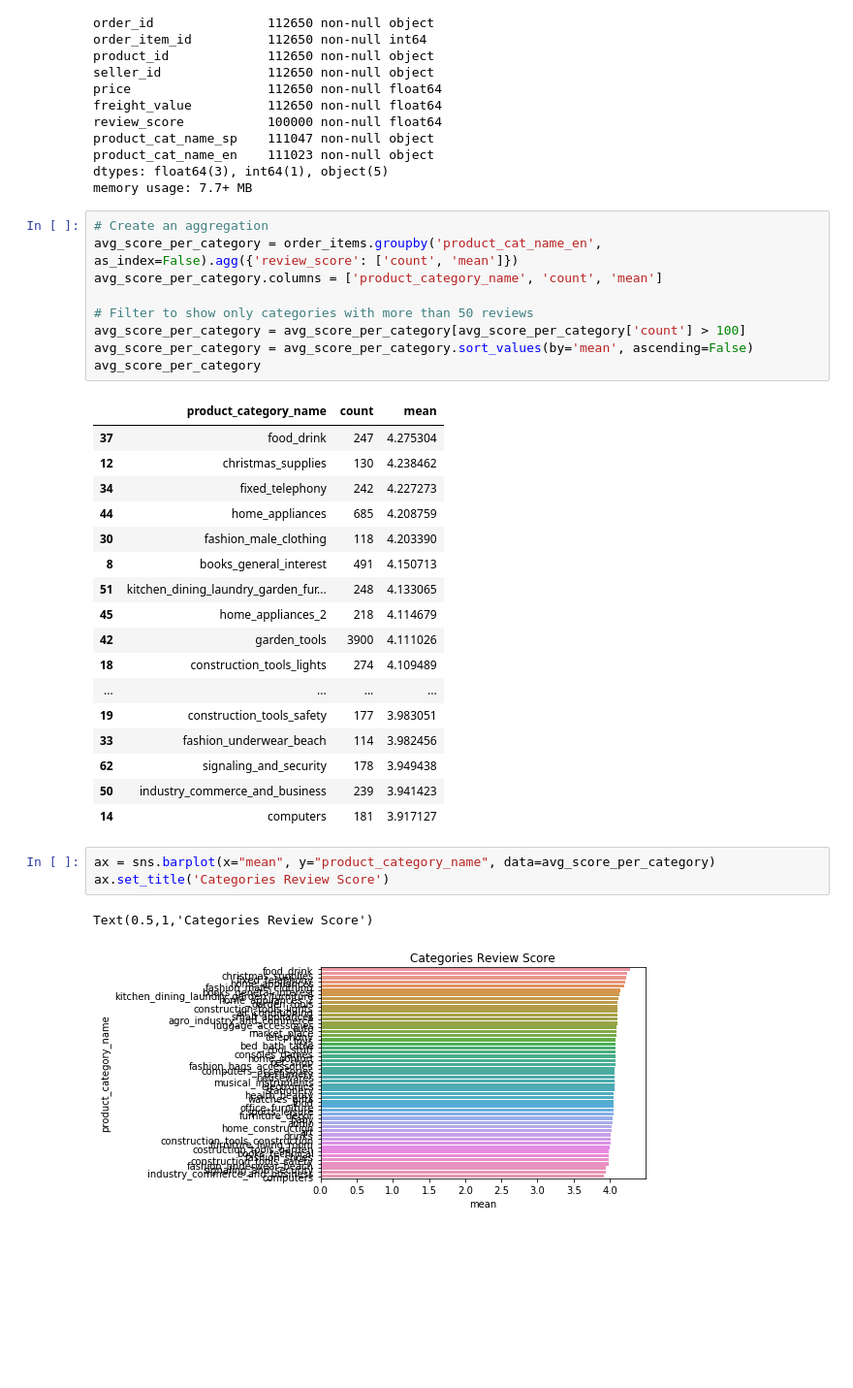
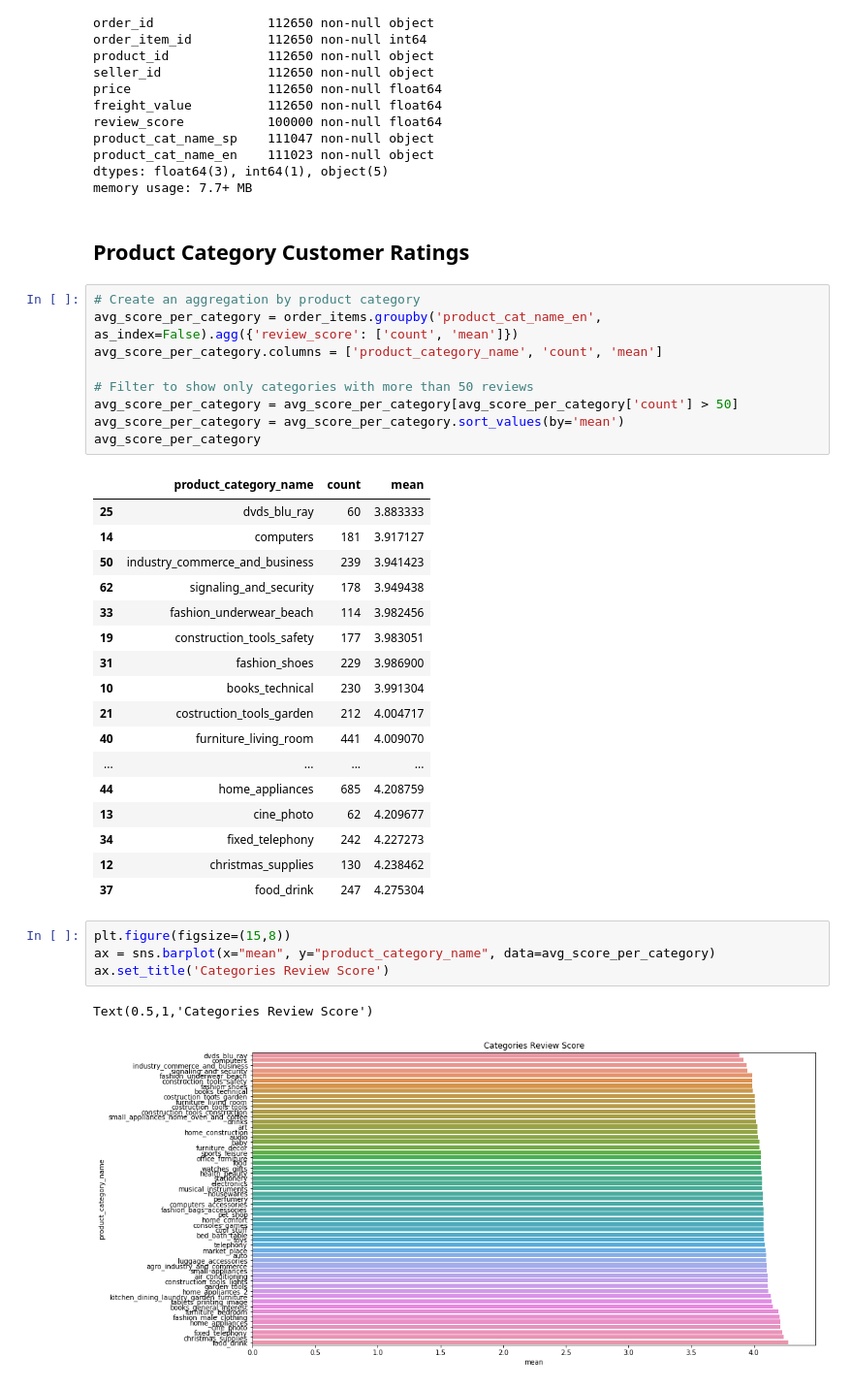
Before and after one commit to axiaosun/Olist_Ecommerce_Data_Analysis, a Jupyter notebook: ECommerce_Olist.ipynb, the cells around one changed output. Shown at 97% size. Saved outputs shown, nothing was run; the diff lists cells and outputs as text; blank space fills up the shorter version.

```diff
--- a/ECommerce_Olist.ipynb
+++ b/ECommerce_Olist.ipynb
@@ -330,36 +375,39 @@ product_cat_name_sp    111047 non-null object
 product_cat_name_en    111023 non-null object
 dtypes: float64(3), int64(1), object(5)
 memory usage: 7.7+ MB
+# %% [markdown]
+## Product Category Customer Ratings
 # %%
-# Create an aggregation
+# Create an aggregation by product category
 avg_score_per_category = order_items.groupby('product_cat_name_en', as_index=False).agg({'review_score': ['count', 'mean']})
 avg_score_per_category.columns = ['product_category_name', 'count', 'mean']
 
 # Filter to show only categories with more than 50 reviews
-avg_score_per_category = avg_score_per_category[avg_score_per_category['count'] > 100]
-avg_score_per_category = avg_score_per_category.sort_values(by='mean', ascending=False)
+avg_score_per_category = avg_score_per_category[avg_score_per_category['count'] > 50]
+avg_score_per_category = avg_score_per_category.sort_values(by='mean')
 avg_score_per_category
 # %% [output]
 |  | product_category_name | count | mean |
+| 25 | dvds_blu_ray | 60 | 3.883333 |
+| 14 | computers | 181 | 3.917127 |
+| 50 | industry_commerce_and_business | 239 | 3.941423 |
+| 62 | signaling_and_security | 178 | 3.949438 |
+| 33 | fashion_underwear_beach | 114 | 3.982456 |
+| 19 | construction_tools_safety | 177 | 3.983051 |
+| 31 | fashion_shoes | 229 | 3.986900 |
+| 10 | books_technical | 230 | 3.991304 |
+| 21 | costruction_tools_garden | 212 | 4.004717 |
+| 40 | furniture_living_room | 441 | 4.009070 |
+| ... | ... | ... | ... |
+| 44 | home_appliances | 685 | 4.208759 |
+| 13 | cine_photo | 62 | 4.209677 |
+| 34 | fixed_telephony | 242 | 4.227273 |
+| 12 | christmas_supplies | 130 | 4.238462 |
 | 37 | food_drink | 247 | 4.275304 |
-| 12 | christmas_supplies | 130 | 4.238462 |
-| 34 | fixed_telephony | 242 | 4.227273 |
-| 44 | home_appliances | 685 | 4.208759 |
-| 30 | fashion_male_clothing | 118 | 4.203390 |
-| 8 | books_general_interest | 491 | 4.150713 |
-| 51 | kitchen_dining_laundry_garden_fur... | 248 | 4.133065 |
-| 45 | home_appliances_2 | 218 | 4.114679 |
-| 42 | garden_tools | 3900 | 4.111026 |
-| 18 | construction_tools_lights | 274 | 4.109489 |
-| ... | ... | ... | ... |
-| 19 | construction_tools_safety | 177 | 3.983051 |
-| 33 | fashion_underwear_beach | 114 | 3.982456 |
-| 62 | signaling_and_security | 178 | 3.949438 |
-| 50 | industry_commerce_and_business | 239 | 3.941423 |
-| 14 | computers | 181 | 3.917127 |
 # %%
+plt.figure(figsize=(15,8))
 ax = sns.barplot(x="mean", y="product_category_name", data=avg_score_per_category)
 ax.set_title('Categories Review Score')
 # %% [output]
 Text(0.5,1,'Categories Review Score')
-[figure, old version]
+[figure, new version]
```
Also changed, not shown: parts of 37 cells of this notebook.
